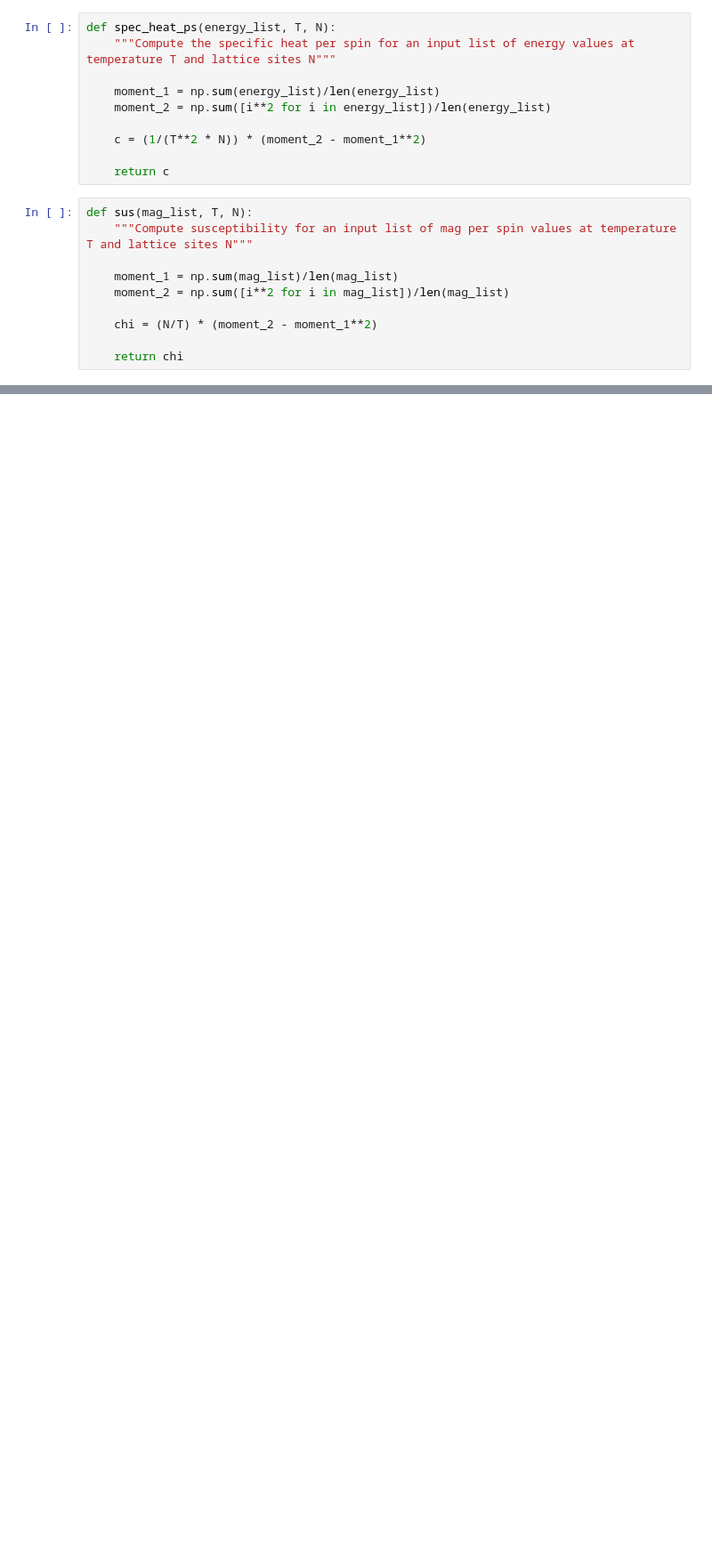
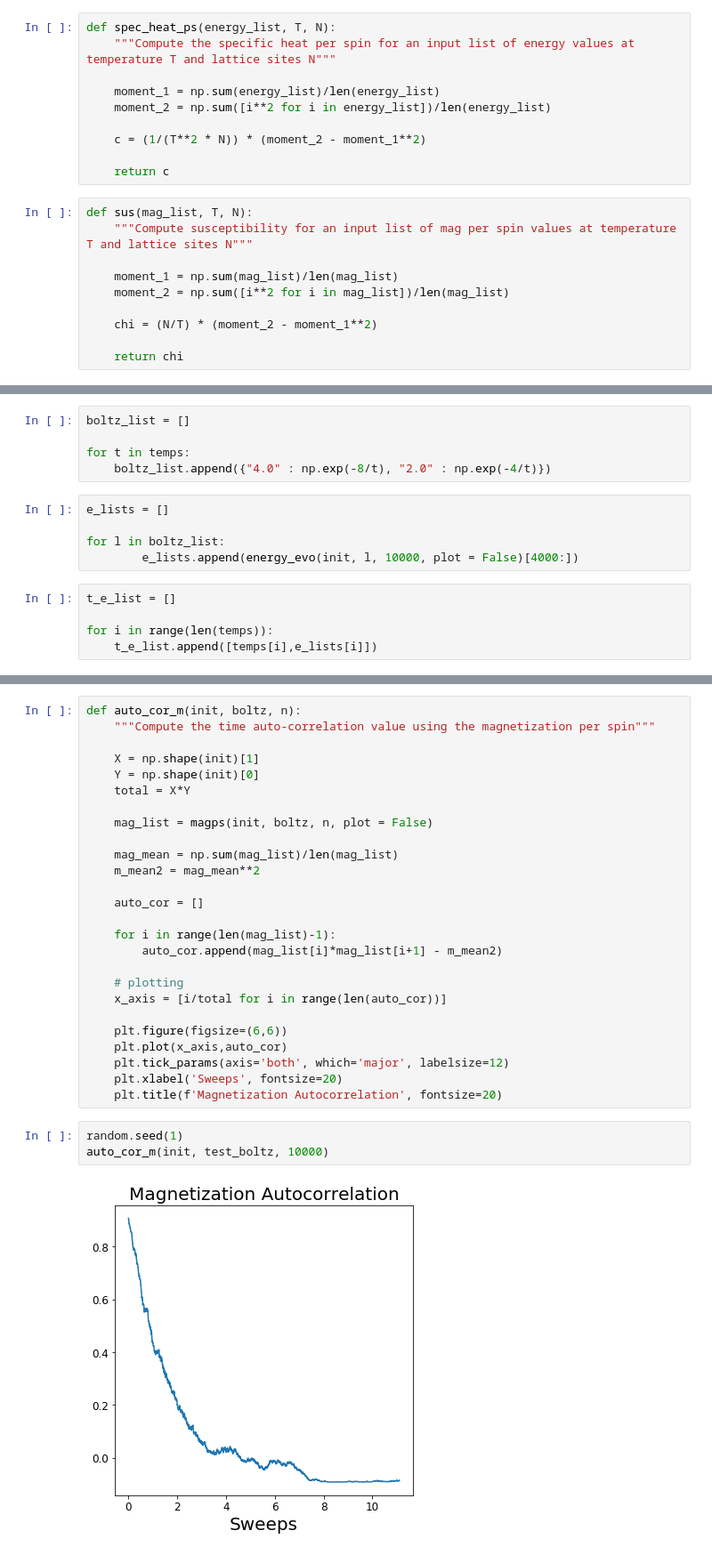
Before and after one commit to kaitshin/PHYSICS113-final-project, a Jupyter notebook: Metropolis.ipynb, the cells around one changed output, grey strips where cells are left out. Shown at 89% size. Cells and saved outputs as stored; diff of their text form; blank space fills up the shorter version.

```diff
--- a/Metropolis.ipynb
+++ b/Metropolis.ipynb
@@ -275,0 +272,15 @@ for i in range(100,205, 5):
+# %%
+boltz_list = []
+
+for t in temps:
+    boltz_list.append({"4.0" : np.exp(-8/t), "2.0" : np.exp(-4/t)})
+# %%
+e_lists = []
+
+for l in boltz_list:
+        e_lists.append(energy_evo(init, l, 10000, plot = False)[4000:])
+# %%
+t_e_list = []
+
+for i in range(len(temps)):
+    t_e_list.append([temps[i],e_lists[i]])
@@ -275,0 +319,31 @@ for i in range(100,205, 5):
+# %%
+def auto_cor_m(init, boltz, n):
+    """Compute the time auto-correlation value using the magnetization per spin"""
+
+    X = np.shape(init)[1]
+    Y = np.shape(init)[0]
+    total = X*Y
+
+    mag_list = magps(init, boltz, n, plot = False)
+
+    mag_mean = np.sum(mag_list)/len(mag_list)
+    m_mean2 = mag_mean**2
+
+    auto_cor = []
+
+    for i in range(len(mag_list)-1):
+        auto_cor.append(mag_list[i]*mag_list[i+1] - m_mean2)
+
+    # plotting
+    x_axis = [i/total for i in range(len(auto_cor))]
+
+    plt.figure(figsize=(6,6))
+    plt.plot(x_axis,auto_cor)
+    plt.tick_params(axis='both', which='major', labelsize=12)
+    plt.xlabel('Sweeps', fontsize=20)
+    plt.title(f'Magnetization Autocorrelation', fontsize=20)
+# %%
+random.seed(1)
+auto_cor_m(init, test_boltz, 10000)
+# %% [output]
+[figure, added]
```
Also changed, not shown: parts of 11 cells of this notebook.
